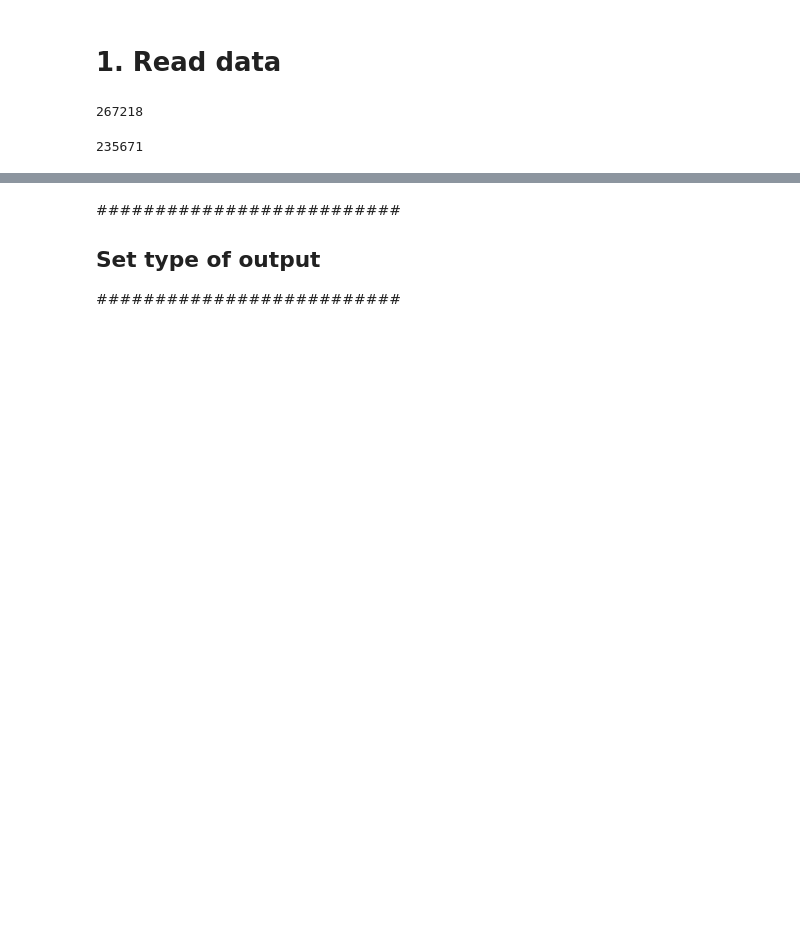
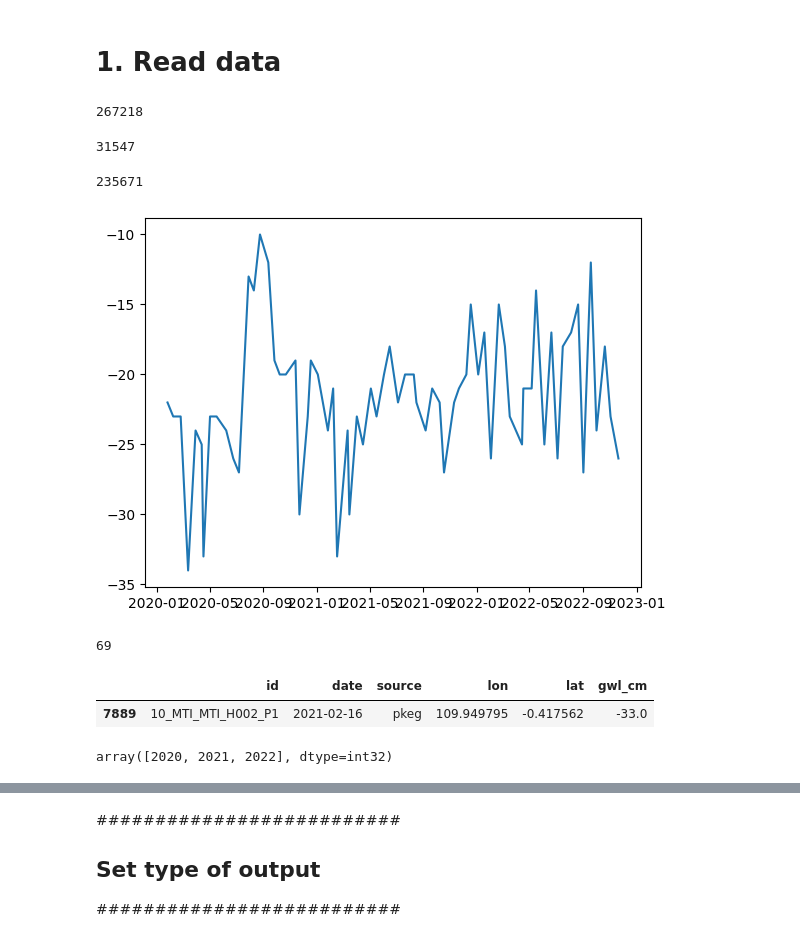
Before and after one commit to dfguerrerom/gwl-modeling, a Jupyter notebook: 1_1_get_explanatory.ipynb, the cells around one changed output, grey strips where cells are left out. Drawn from its saved outputs; the diff is of its cells as text; code cells hidden in the pictures; blank space fills up the shorter version.

```diff
--- a/1_1_get_explanatory.ipynb
+++ b/1_1_get_explanatory.ipynb
@@ -31,11 +31,32 @@ len(df)
 267218
 # %%
 requested_data = pd.read_csv("data/9_clean_training_data/all_training_data_with_extra_and_locations_and_precipSum.csv", parse_dates=["date"])
-
+print(len(requested_data))
 # get the points that were not requested yet by using the date and station_id
 # requested_data["date"] = requested_data["date"].dt.date
 # df["date"] = df["date"].dt.date
 df = df[~df.set_index(["date", "id"]).index.isin(requested_data.set_index(["date", "id"]).index)]
 len(df)
 # %% [output]
-235671
+31547
+235671
+# %%
+mti_10 = df[df.id=="10_MTI_MTI_H002_P1"].sort_values("date")
+
+# plot gwl_cm against date
+import matplotlib.pyplot as plt
+plt.plot(mti_10["date"], mti_10["gwl_cm"])
+plt.show()
+print(len(mti_10))
+# %% [output]
+[figure, added]
+69
+# %%
+mti_10[mti_10.date=="2021-02-16"]
+# %% [output]
+|  | id | date | source | lon | lat | gwl_cm |
+| 7889 | 10_MTI_MTI_H002_P1 | 2021-02-16 | pkeg | 109.949795 | -0.417562 | -33.0 |
+# %%
+mti_10.date.dt.year.unique()
+# %% [output]
+array([2020, 2021, 2022], dtype=int32)
```
Also changed, not shown: parts of 21 cells of this notebook, 2 other files.
